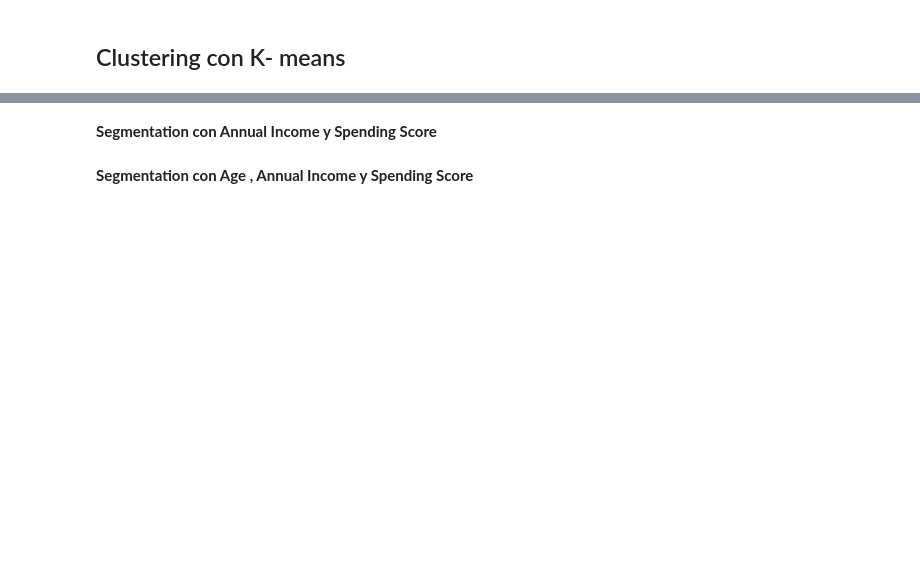
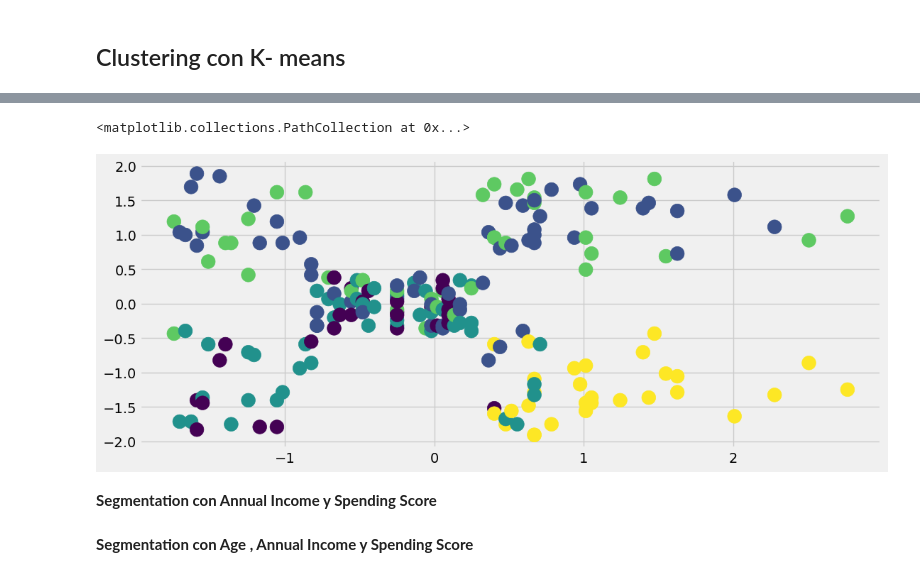
Before and after one commit to JCaballerot/Machine-Learning-Program, a Jupyter notebook: unsupervised_models/Kmeans_dbscan/Lab_Mall_Customer_Segmentation.ipynb, the cells around one changed output, grey strips where cells are left out. Saved outputs shown, nothing was run; the diff lists cells and outputs as text; code cells hidden in the pictures; blank space fills up the shorter version.

```diff
--- a/unsupervised_models/Kmeans_dbscan/Lab_Mall_Customer_Segmentation.ipynb
+++ b/unsupervised_models/Kmeans_dbscan/Lab_Mall_Customer_Segmentation.ipynb
@@ -212,11 +288,17 @@ plt.plot(np.arange(1 , 11) , inertia , 'o')
 plt.plot(np.arange(1 , 11) , inertia , '-' , alpha = 0.5)
 plt.xlabel('Number of Clusters') , plt.ylabel('Inertia')
 plt.show()
+# %%
+numeric_features = ['Age_tric', 'Annual Income (k$)_tric', 'Spending Score (1-100)_tric', 'Dummy_female']
+# %%
+X1 = pddf[numeric_features].iloc[: , :].values
 # %%
 # Modelo de clustering final
 
-algorithm = (KMeans(n_clusters = 4 ,init='k-means++', n_init = 10 , max_iter=300,
+algorithm = (KMeans(n_clusters = 5 ,init='k-means++', n_init = 10 , max_iter=300,
                         tol=0.0001,  random_state= 111  , algorithm='elkan') )
 algorithm.fit(X1)
 labels1 = algorithm.labels_
 centroids1 = algorithm.cluster_centers_
+# %%
+pddf['cluster_pred'] = algorithm.predict(pddf[numeric_features])
@@ -223,2 +310,8 @@ centroids1 = algorithm.cluster_centers_
+# %%
+plt.figure(1 , figsize = (12 , 5) )
+plt.scatter( x = 'Annual Income (k$)_tric' ,y = 'Spending Score (1-100)_tric' , data = pddf , c = pddf.cluster_pred ,  s = 200 )
+# %% [output]
+<matplotlib.collections.PathCollection at 0x...>
+[figure, added]
 # %%
 # Configuración de scatterplot k-means
```
Also changed, not shown: parts of 33 cells of this notebook.
